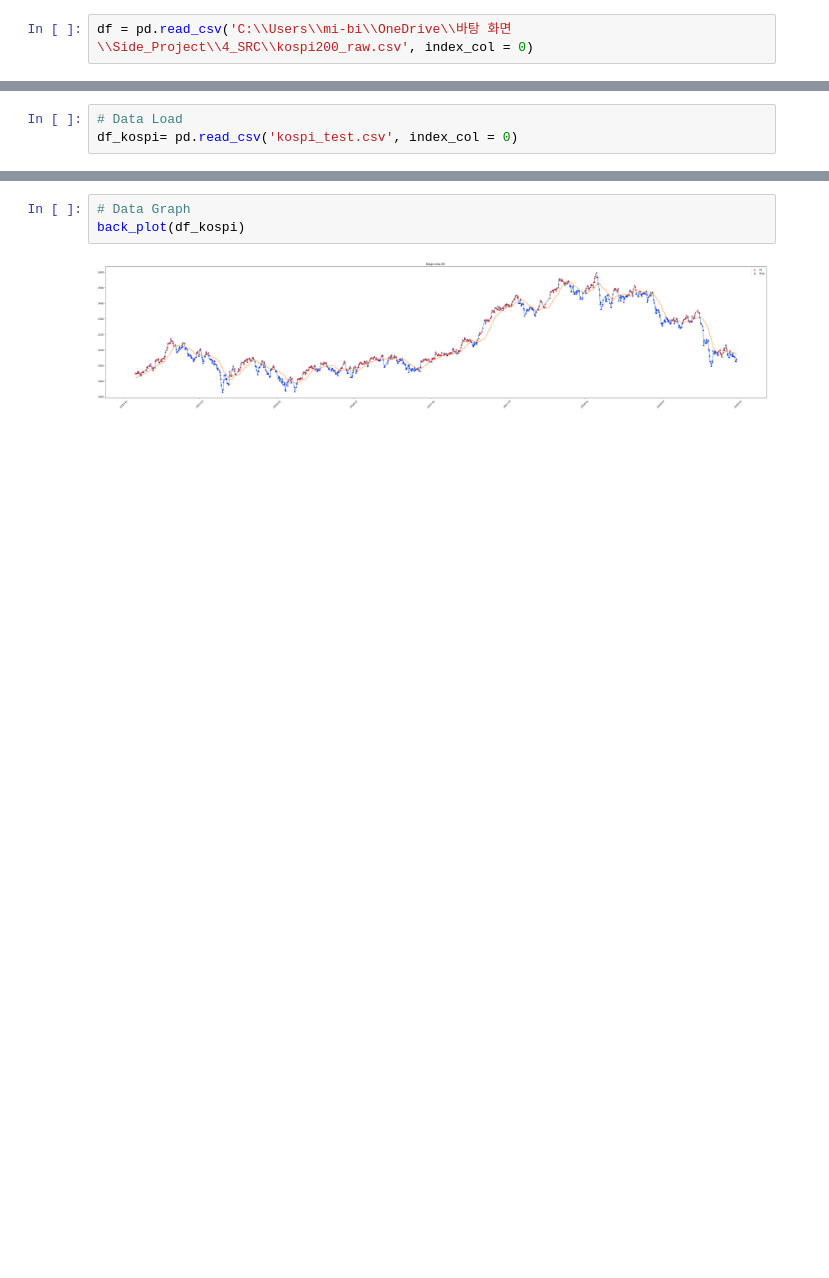
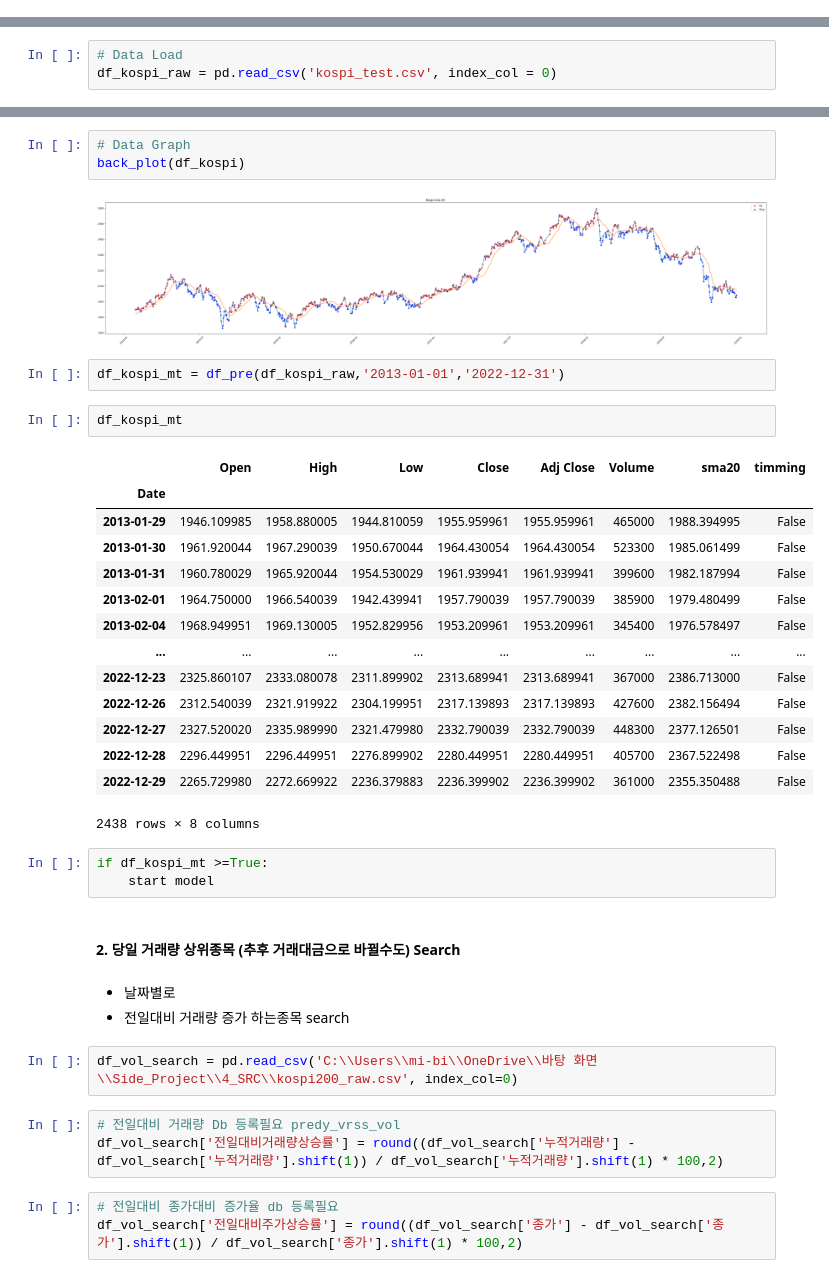
Before and after one commit to eseom31/Kis_Api_test, a Jupyter notebook: 3_BackTesting_System/BackTesting_main.ipynb, the cells around one changed output, grey strips where cells are left out. Cells and saved outputs as stored; diff of their text form; blank space fills up the shorter version.

```diff
--- a/3_BackTesting_System/BackTesting_main.ipynb
+++ b/3_BackTesting_System/BackTesting_main.ipynb
@@ -6,2 +2,0 @@ import matplotlib.pyplot as plt
-# %%
-df = pd.read_csv('C:\\Users\\mi-bi\\OneDrive\\바탕 화면\\Side_Project\\4_SRC\\kospi200_raw.csv', index_col = 0)
@@ -55,5 +47,5 @@ def back_plot(df):
 # %%
 # Data Load
-df_kospi= pd.read_csv('kospi_test.csv', index_col = 0)
+df_kospi_raw = pd.read_csv('kospi_test.csv', index_col = 0)
 # %%
 # Data PreProcessing
@@ -63,3 +55,38 @@ df_kospi = df_pre(df_kospi,'2015-01-01','2019-01-01')
 back_plot(df_kospi)
 # %% [output]
 [figure]
+# %%
+df_kospi_mt = df_pre(df_kospi_raw,'2013-01-01','2022-12-31')
+# %%
+df_kospi_mt
+# %% [output]
+|  | Open | High | Low | Close | Adj Close | Volume | sma20 | timming |
+| Date |  |  |  |  |  |  |  |  |
+| 2013-01-29 | 1946.109985 | 1958.880005 | 1944.810059 | 1955.959961 | 1955.959961 | 465000 | 1988.394995 | False |
+| 2013-01-30 | 1961.920044 | 1967.290039 | 1950.670044 | 1964.430054 | 1964.430054 | 523300 | 1985.061499 | False |
+| 2013-01-31 | 1960.780029 | 1965.920044 | 1954.530029 | 1961.939941 | 1961.939941 | 399600 | 1982.187994 | False |
+| 2013-02-01 | 1964.750000 | 1966.540039 | 1942.439941 | 1957.790039 | 1957.790039 | 385900 | 1979.480499 | False |
+| 2013-02-04 | 1968.949951 | 1969.130005 | 1952.829956 | 1953.209961 | 1953.209961 | 345400 | 1976.578497 | False |
+| ... | ... | ... | ... | ... | ... | ... | ... | ... |
+| 2022-12-23 | 2325.860107 | 2333.080078 | 2311.899902 | 2313.689941 | 2313.689941 | 367000 | 2386.713000 | False |
+| 2022-12-26 | 2312.540039 | 2321.919922 | 2304.199951 | 2317.139893 | 2317.139893 | 427600 | 2382.156494 | False |
+| 2022-12-27 | 2327.520020 | 2335.989990 | 2321.479980 | 2332.790039 | 2332.790039 | 448300 | 2377.126501 | False |
+| 2022-12-28 | 2296.449951 | 2296.449951 | 2276.899902 | 2280.449951 | 2280.449951 | 405700 | 2367.522498 | False |
+| 2022-12-29 | 2265.729980 | 2272.669922 | 2236.379883 | 2236.399902 | 2236.399902 | 361000 | 2355.350488 | False |
+2438 rows × 8 columns
+# %%
+if df_kospi_mt >=True:
+    start model
+# %% [markdown]
+#### 2. 당일 거래량 상위종목 (추후 거래대금으로 바뀔수도) Search
+# %% [markdown]
+* 날짜별로
+* 전일대비 거래량 증가 하는종목 search
+# %%
+df_vol_search = pd.read_csv('C:\\Users\\mi-bi\\OneDrive\\바탕 화면\\Side_Project\\4_SRC\\kospi200_raw.csv', index_col=0)
+# %%
+# 전일대비 거래량 Db 등록필요 predy_vrss_vol
+df_vol_search['전일대비거래량상승률'] = round((df_vol_search['누적거래량'] - df_vol_search['누적거래량'].shift(1)) / df_vol_search['누적거래량'].shift(1) * 100,2)
+# %%
+# 전일대비 종가대비 증가율 db 등록필요
+df_vol_search['전일대비주가상승률'] = round((df_vol_search['종가'] - df_vol_search['종가'].shift(1)) / df_vol_search['종가'].shift(1) * 100,2)
```
Also changed, not shown: parts of 21 cells of this notebook.
